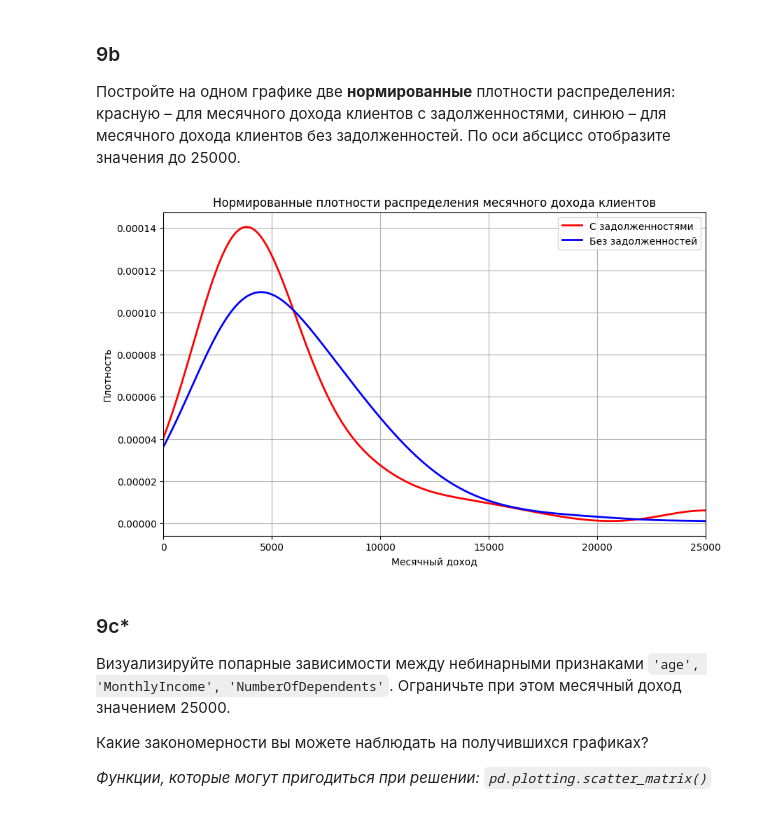
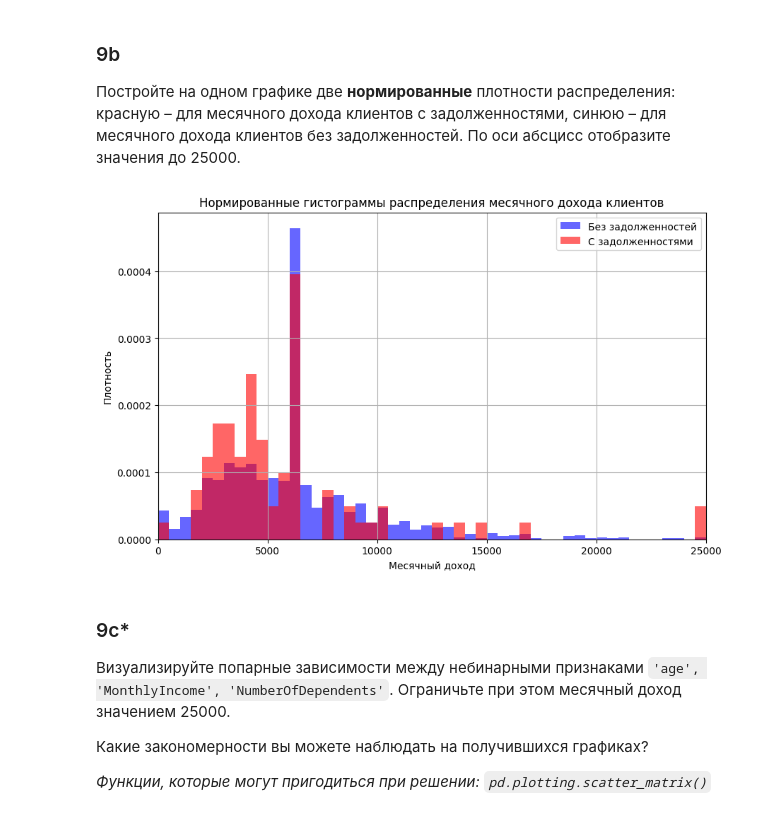
Before and after one commit to Sqaz33/maadLab1, a Jupyter notebook: lab-1-pandas-ru.ipynb, the cells around one changed output. Saved outputs shown, nothing was run; the diff lists cells and outputs as text; code cells hidden in the pictures.

Commit message:
поменял график расп. на гистограму расп.

```diff
--- a/lab-1-pandas-ru.ipynb
+++ b/lab-1-pandas-ru.ipynb
@@ -291,42 +294,32 @@ Text(0, 0.5, 'Debt')
 ### 9b
 Постройте на одном графике две **нормированные** плотности распределения: красную – для месячного дохода клиентов с задолженностями, синюю – для месячного дохода клиентов без задолженностей. По оси абсцисс отобразите значения до 25000.
 # %%
-from scipy.stats import gaussian_kde
 import numpy as np
 import matplotlib.pyplot as plt
 
 # Фильтрация данных для групп с задолженностями и без
 income_with_debt = df.loc[df['SeriousDlqin2yrs'] == 1, 'MonthlyIncome']
 income_without_debt = df.loc[df['SeriousDlqin2yrs'] == 0, 'MonthlyIncome']
 
-# Оценка плотности для каждой группы
-kde_with_debt = gaussian_kde(income_with_debt.dropna())
-kde_without_debt = gaussian_kde(income_without_debt.dropna())
+# Создание графика
+plt.figure(figsize=(10, 6))
 
-# Создание оси x
-x = np.linspace(0, 25000, 1000)
+# Построение нормированной гистограммы для группы без задолженностей (синие столбцы)
+plt.hist(income_without_debt.dropna(), bins=50, range=(0, 25000), color='blue', alpha=0.6, density=True, label='Без задолженностей')
 
-# Пересчитаем плотности распределения для нормировки
-density_with_debt = kde_with_debt(x)
-density_without_debt = kde_without_debt(x)
+# Построение нормированной гистограммы для группы с задолженностями (красные столбцы)
+plt.hist(income_with_debt.dropna(), bins=50, range=(0, 25000), color='red', alpha=0.6, density=True, label='С задолженностями')
 
-# Нормировка плотностей
-density_with_debt /= np.trapz(density_with_debt, x)
-density_without_debt /= np.trapz(density_without_debt, x)
-
-# Построение графика
-plt.figure(figsize=(10, 6))
-plt.plot(x, density_with_debt, color='red', lw=2, label='С задолженностями')
-plt.plot(x, density_without_debt, color='blue', lw=2, label='Без задолженностей')
+# Настройки графика
 plt.xlim([0, 25000])
-plt.title('Нормированные плотности распределения месячного дохода клиентов')
+plt.title('Нормированные гистограммы распределения месячного дохода клиентов')
 plt.xlabel('Месячный доход')
 plt.ylabel('Плотность')
 plt.legend()
 plt.grid(True)
 plt.show()
 # %% [output]
-[figure, old version]
+[figure, new version]
 # %% [markdown]
 ### 9c*
 Визуализируйте попарные зависимости между небинарными признаками `'age', 'MonthlyIncome', 'NumberOfDependents'`. Ограничьте при этом месячный доход значением 25000.
```
Also changed, not shown: parts of 3 cells of this notebook.
